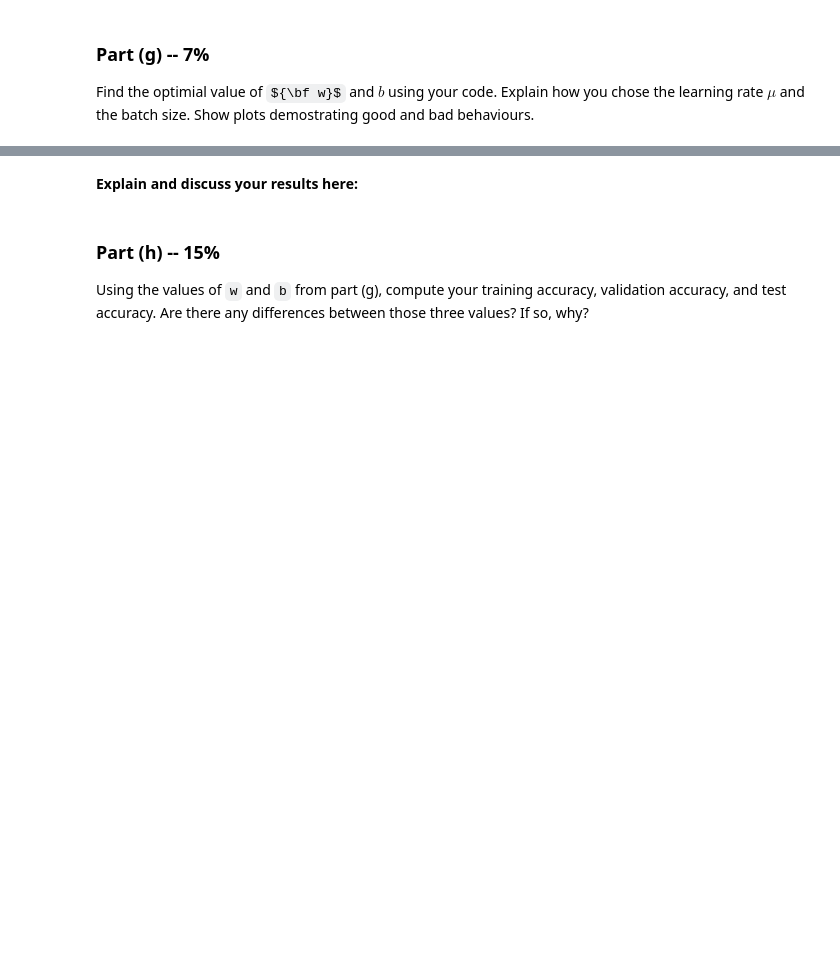
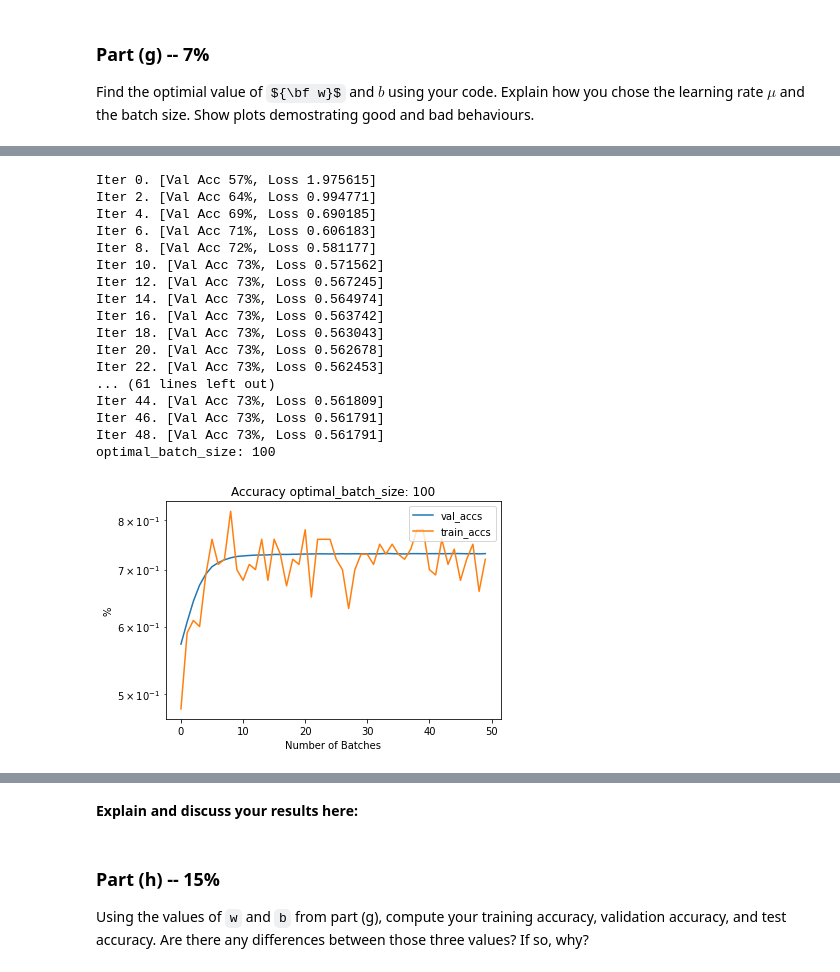
Before and after one commit to alexfok/IntroDeepLearning2022, a Jupyter notebook: Assignment1.ipynb, the cells around one changed output, grey strips where cells are left out. Saved outputs shown, nothing was run; the diff lists cells and outputs as text; code cells hidden in the pictures; some formulas as TeX source; blank space fills up the shorter version.

```diff
--- a/Assignment1.ipynb
+++ b/Assignment1.ipynb
@@ -607,19 +629,3 @@ ValueError: ignored
 
 Find the optimial value of ${\bf w}$ and $b$ using your code. Explain how you chose
 the learning rate $\mu$ and the batch size. Show plots demostrating good and bad behaviours.
-# %%
-w0 = np.random.randn(90)
-b0 = np.random.randn(1)[0]
-
-# Write your code here
-#w, b = run_gradient_descent(w0, b0, mu=2.0, batch_size=100, max_iters=500)
-# Small mu
-#w, b, train_costs, train_accs, val_costs, val_accs = run_gradient_descent(w0, b0, mu=0.0002, batch_size=500, max_iters=50)
-# Large mu
-#w, b, train_costs, train_accs, val_costs, val_accs = run_gradient_descent(w0, b0, mu=2.0, batch_size=500, max_iters=50)
-# Good mu
-w, b, train_costs, train_accs, val_costs, val_accs = run_gradient_descent(w0, b0, mu=0.002, batch_size=500, max_iters=50)
-
-# Plot the results
-plot("Accuracy", val_accs, "val_accs", xlabel = "Number of Batches", ylabel = "%", data_2 = train_accs, legend_2 = "train_accs")
-plot("Costs", val_costs, "val_costs", xlabel = "Number of Batches", ylabel = "%", data_2 = train_costs, legend_2 = "train_costs")
@@ -645,0 +632,64 @@ Finished run_gradient_descent
+# %%
+w0 = np.random.randn(90)
+b0 = np.random.randn(1)[0]
+#w0 = np.zeros(90)
+#b0 = np.zeros(1)[0]
+#mus=[2e-3, 2e-2, 2.0]
+mu=2e-2
+mu=2e-3
+minimal_cost = 1000
+minimal_cost_diff = 0
+
+batch_size=500
+max_iters=50
+
+optimal_w = w0
+optimal_b = b0
+optimal_batch_size = 0
+optimal_train_costs = []
+optimal_train_accs = []
+optimal_val_costs = []
+optimal_val_accs = []
+
+# Write your code here
+for batch_size in range(100, 1000, 300):
+  w, b, train_costs, train_accs, val_costs, val_accs = run_gradient_descent(w0, b0, mu, batch_size, max_iters)
+  cost_diff = val_costs[0] - val_costs[len(val_costs)-1]
+  if (cost_diff > minimal_cost_diff):
+    print(f"minimal_cost: {minimal_cost_diff}, cost_diff: {cost_diff}, batch_size: {batch_size}")
+    minimal_cost_diff = cost_diff
+#  if (np.mean(val_costs) < minimal_cost):
+#    print(f"minimal_cost: {minimal_cost}, np.mean(val_costs): {np.mean(val_costs)}, batch_size: {batch_size}")
+#    minimal_cost = np.mean(val_costs)
+    optimal_w = w0
+    optimal_b = b0
+    optimal_batch_size = batch_size
+    optimal_train_costs = train_costs
+    optimal_train_accs = train_accs
+    optimal_val_costs = val_costs
+    optimal_val_accs = val_accs
+
+#print(f"optimal_batch_size: {optimal_batch_size}, optimal_w: {optimal_w}, optimal_b: {optimal_b}")
+print(f"optimal_batch_size: {optimal_batch_size}")
+# Plot the results
+plot(f"Accuracy optimal_batch_size: {optimal_batch_size}", optimal_val_accs, "val_accs", xlabel = "Number of Batches", ylabel = "%", data_2 = optimal_train_accs, legend_2 = "train_accs")
+plot(f"Costs optimal_batch_size: {optimal_batch_size}", optimal_val_costs, "val_costs", xlabel = "Number of Batches", ylabel = "%", data_2 = optimal_train_costs, legend_2 = "train_costs")
+# %% [output]
+Iter 0. [Val Acc 57%, Loss 1.975615]
+Iter 2. [Val Acc 64%, Loss 0.994771]
+Iter 4. [Val Acc 69%, Loss 0.690185]
+Iter 6. [Val Acc 71%, Loss 0.606183]
+Iter 8. [Val Acc 72%, Loss 0.581177]
+Iter 10. [Val Acc 73%, Loss 0.571562]
+Iter 12. [Val Acc 73%, Loss 0.567245]
+Iter 14. [Val Acc 73%, Loss 0.564974]
+Iter 16. [Val Acc 73%, Loss 0.563742]
+Iter 18. [Val Acc 73%, Loss 0.563043]
+Iter 20. [Val Acc 73%, Loss 0.562678]
+Iter 22. [Val Acc 73%, Loss 0.562453]
+... (61 lines left out)
+Iter 44. [Val Acc 73%, Loss 0.561809]
+Iter 46. [Val Acc 73%, Loss 0.561791]
+Iter 48. [Val Acc 73%, Loss 0.561791]
+optimal_batch_size: 100
+[figure, added]
```
Also changed, not shown: parts of 13 cells of this notebook.
